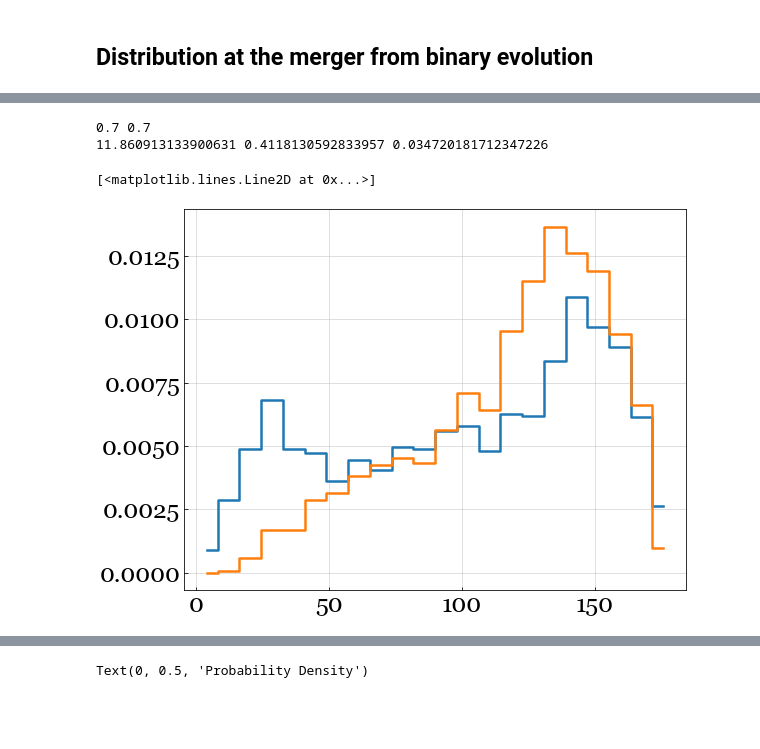
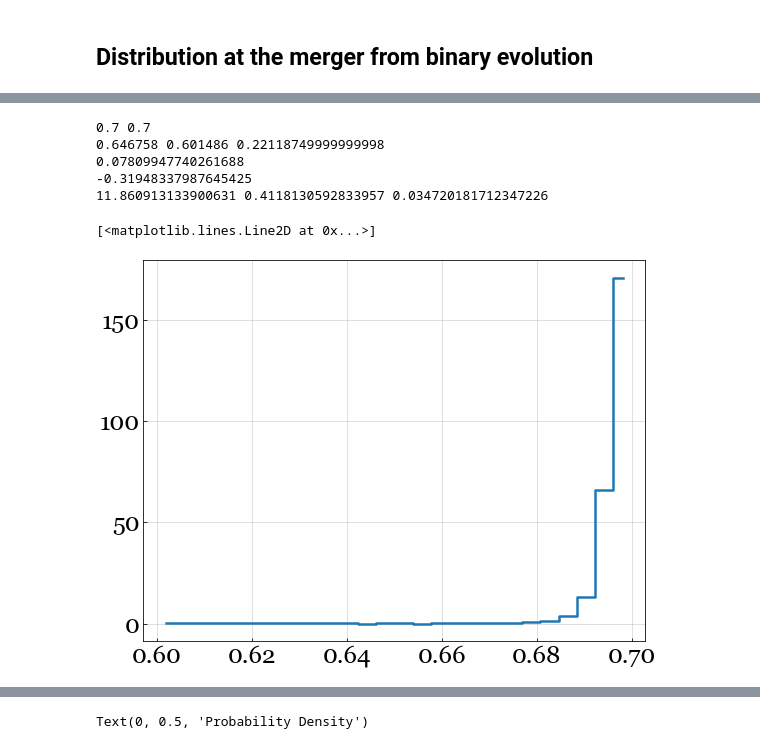
Before and after one commit to hangyu45/LK_evol, a Jupyter notebook: dist.ipynb, the cells around one changed output, grey strips where cells are left out. Cells and saved outputs as stored; diff of their text form; code cells hidden in the pictures; blank space fills up the shorter version.

```diff
--- a/dist.ipynb
+++ b/dist.ipynb
@@ -440,4 +451,8 @@ plt.savefig(fig_dir+'timescale_600.pdf')
 # %%
+idx_da=(chi_eff_da>-0.1) & (chi_eff_da<0.1) #& (t_m_da>3e3)
+idx_sa=(chi_eff_sa>-0.1) & (chi_eff_sa<0.1) #& (t_m_sa>3e3)
+print(len(chi_eff_da[idx_da]), len(chi_eff_sa[idx_sa]))
+
 parConst = np.array([M1, M2, S1, S2])
 
 # fig=plt.figure()
@@ -447,8 +462,8 @@ var_LK_da, pdf_LK_da \
                  parConst,\
                  nPtPDF=400, nPt=100, ax=ax, cut=0)
 
-var_600_da, pdf_600_da \
-    = pred_pdf_w_S(J_600_da[idx_da], L_600_da[idx_da], e_600_da[idx_da], chi_eff_da[idx_da],\
+var_300_da, pdf_300_da \
+    = pred_pdf_w_S(J_300_da[idx_da], L_300_da[idx_da], e_300_da[idx_da], chi_eff_da[idx_da],\
                  parConst,\
                  nPtPDF=400, nPt=100, ax=None, cut=0)
 # %%
@@ -824,17 +996,20 @@ Text(0.5, 0, '$\\theta_{S_1S_2}$ [$^\\circ$]')
 # %% [markdown]
 ## Distribution at the merger from binary evolution
 # %%
-data_dir = 'run_LK2merger/data/fix_init_spin_ang/bin2merg/'
-fig_dir_f = '/home/hang.yu/public_html/astro/LK_evol/LK2merger/fix_init_spin_ang/bin2merg/'
+data_dir = 'run_LK2merger/data/fix_init_spin_ang/bin2merg/M3_1.0e+09Ms_ao_0.060pc_ai0_3.0AU/chi_eff_0/'
+fig_dir_f = '/home/hang.yu/public_html/astro/LK_evol/LK2merger/fix_init_spin_ang/bin2merg/M3_1.0e+09Ms_ao_0.060pc_ai0_3.0AU/chi_eff_0/'
+
+# data_dir = 'run_LK2merger/data/fix_init_spin_ang/bin2merg/'
 
 if not os.path.exists(fig_dir_f):
     os.makedirs(fig_dir_f)
 
 data=np.zeros([0, 14])
 nFile=10
-for i in range(10):
+for i in range(100, 100+nFile, 1):
+# for i in range(nFile):
     if os.path.exists(data_dir + 'id_%i_bin_evol.txt'%i):
-        data_ = np.loadtxt(data_dir + 'id_0_bin_evol.txt')
+        data_ = np.loadtxt(data_dir + 'id_%i_bin_evol.txt'%i)
         data = np.vstack([data, data_])
 
 M1, M2 = data[0, 0]*Ms, data[0, 1]*Ms
@@ -852,11 +1027,19 @@ print(chi1, chi2)
 chi_eff_v_f=data[:, 4]
 
 J_init_f, L_init_f, S_init_f = data[:, 5]*S_Mt, data[:, 6]*S_Mt, data[:, 7]*S_Mt
-eff_init_f = L_init_f/(mu*np.sqrt(G*Mt*600.*r_Mt))
+r_init = 300.*r_Mt
+eff_init_f = L_init_f/(mu*np.sqrt(G*Mt*r_init))
 e_init_f = np.sqrt(1.-eff_init_f**2.)
 
 J_v_f, L_v_f, S_v_f = data[:, 8]*S_Mt, data[:, 9]*S_Mt, data[:, 10]*S_Mt
 th_S1L_f, th_S2L_f, th_SS_f = data[:, 11], data[:, 12], data[:, 13]
+
+dphi_f = (np.cos(th_SS_f) - np.cos(th_S1L_f)*np.cos(th_S2L_f)) / np.sin(th_S1L_f) / np.sin(th_S2L_f)
+dphi_f = np.arccos(dphi_f)
+
+print(np.median(J_v_f)/S_Mt, np.median(L_v_f)/S_Mt, np.median(S_v_f)/S_Mt)
+print(np.median((J_v_f**2.-L_v_f**2.)/(2.*L_v_f**2.)))
+print(np.median((S_v_f**2.-S1**2.-S2**2.)/(2.*S1*S2)))
 
 nSamp_f = len(J_v_f)
 th_S1L_init_f, th_S2L_init_f, th_SS_init_f = np.zeros(nSamp_f), np.zeros(nSamp_f), np.zeros(nSamp_f)
@@ -871,5 +1054,8 @@ for i in range(nSamp_f):
     par = np.array([M1, M2, S1, S2, chi_eff_v_f[i]])
     th_S1L_init_f[i], th_S2L_init_f[i], th_SS_init_f[i],  dphi_init_f[i]\
         = get_angles(J_init_f[i], L_init_f[i], e_init_f[i], S_init_f[i], par)
+
+chi1_p_init_f = chi1*np.sin(th_S1L_init_f)
+chi2_p_init_f = chi2*np.sin(th_S2L_init_f)
 # %% [output]
 0.7 0.7
@@ -877,15 +1131,15 @@ for i in range(nSamp_f):
 # %%
-data_dir = 'run_LK2merger/data/rand_init_spin_ang/bin2merg/chi_eff_0/'
-fig_dir_r = '/home/hang.yu/public_html/astro/LK_evol/LK2merger/rand_init_spin_ang/bin2merg/chi_eff_0/'
+data_dir = 'run_LK2merger/data/rand_init_spin_ang/bin2merg/M3_1.0e+09Ms_ao_0.060pc_ai0_3.0AU/chi_eff_0/'
+fig_dir_r = '/home/hang.yu/public_html/astro/LK_evol/LK2merger/rand_init_spin_ang/bin2merg/M3_1.0e+09Ms_ao_0.060pc_ai0_3.0AU/chi_eff_0/'
 
 if not os.path.exists(fig_dir_r):
     os.makedirs(fig_dir_r)
 
 data=np.zeros([0, 14])
 nFile=10
-for i in range(10):
+for i in range(100, 100+nFile, 1):
     if os.path.exists(data_dir + 'id_%i_bin_evol.txt'%i):
-        data_ = np.loadtxt(data_dir + 'id_0_bin_evol.txt')
+        data_ = np.loadtxt(data_dir + 'id_%i_bin_evol.txt'%i)
         data = np.vstack([data, data_])
 
 M1, M2 = data[0, 0]*Ms, data[0, 1]*Ms
@@ -903,11 +1157,19 @@ print(chi1, chi2)
 chi_eff_v_r=data[:, 4]
 
 J_init_r, L_init_r, S_init_r = data[:, 5]*S_Mt, data[:, 6]*S_Mt, data[:, 7]*S_Mt
-eff_init_r = L_init_r/(mu*np.sqrt(G*Mt*600.*r_Mt))
+r_init = 300.*r_Mt
+eff_init_r = L_init_r/(mu*np.sqrt(G*Mt*r_init))
 e_init_r = np.sqrt(1.-eff_init_r**2.)
 
 J_v_r, L_v_r, S_v_r = data[:, 8]*S_Mt, data[:, 9]*S_Mt, data[:, 10]*S_Mt
 th_S1L_r, th_S2L_r, th_SS_r = data[:, 11], data[:, 12], data[:, 13]
+
+dphi_r = (np.cos(th_SS_r) - np.cos(th_S1L_r)*np.cos(th_S2L_r)) / np.sin(th_S1L_r) / np.sin(th_S2L_r)
+dphi_r = np.arccos(dphi_r)
+
+print(np.median(J_v_r)/S_Mt, np.median(L_v_r)/S_Mt, np.median(S_v_r)/S_Mt)
+print(np.median((J_v_r**2.-L_v_r**2.)/(2.*L_v_r**2.)))
+print(np.median((S_v_r**2.-S1**2.-S2**2.)/(2.*S1*S2)))
 
 nSamp_r = len(J_v_r)
 th_S1L_init_r, th_S2L_init_r, th_SS_init_r = np.zeros(nSamp_r), np.zeros(nSamp_r), np.zeros(nSamp_r)
@@ -922,6 +1184,13 @@ for i in range(nSamp_r):
     par = np.array([M1, M2, S1, S2, chi_eff_v_r[i]])
     th_S1L_init_r[i], th_S2L_init_r[i], th_SS_init_r[i],  dphi_init_r[i]\
         = get_angles(J_init_r[i], L_init_r[i], e_init_r[i], S_init_r[i], par)
+
+
+chi1_p_init_r = chi1*np.sin(th_S1L_init_r)
+chi2_p_init_r = chi2*np.sin(th_S2L_init_r)
 # %% [output]
 0.7 0.7
+0.646758 0.601486 0.22118749999999998
+0.07809947740261688
+-0.31948337987645425
 11.860913133900631 0.4118130592833957 0.034720181712347226
@@ -928,11 +1229,17 @@ for i in range(nSamp_r):
 # %%
-h_SS, edges = np.histogram(th_SS_r*180./np.pi, bins=22, range=(0., 180.), density=True)
-h_SS0, edges = np.histogram(th_SS_init_r*180./np.pi, bins=22, range=(0., 180.), density=True)
+h_SS, edges = np.histogram(chi1_p_init_f, bins=26, range=(0.6, 0.7), density=True)
+# h_SS0, edges = np.histogram(np.cos(dphi_f), bins=26, density=True)
+
+
+# # h_SS, edges = np.histogram((J_v_r**2. -L_v_r**2.-S1**2.-S2**2.)/S_Mt**2., bins=18, range=(-0.1, 0.1), density=True)
+# h_SS0, edges = np.histogram(dphi_f * 180./np.pi, bins=26, density=True)
 mid = (edges[1:] + edges[:-1])/2.
 fig=plt.figure()
 ax=fig.add_subplot(111)
 ax.step(mid, h_SS, where='mid')
-ax.step(mid, h_SS0, where='mid')
+# ax.step(mid, h_SS0, where='mid')
+
+# print((J_v_f**2. +S_v_f**2.)/S_Mt**2.)
 # %% [output]
 [<matplotlib.lines.Line2D at 0x...>]
-[figure, old version]
+[figure, new version]
```
Also changed, not shown: parts of 40 cells of this notebook, 9 other files.
